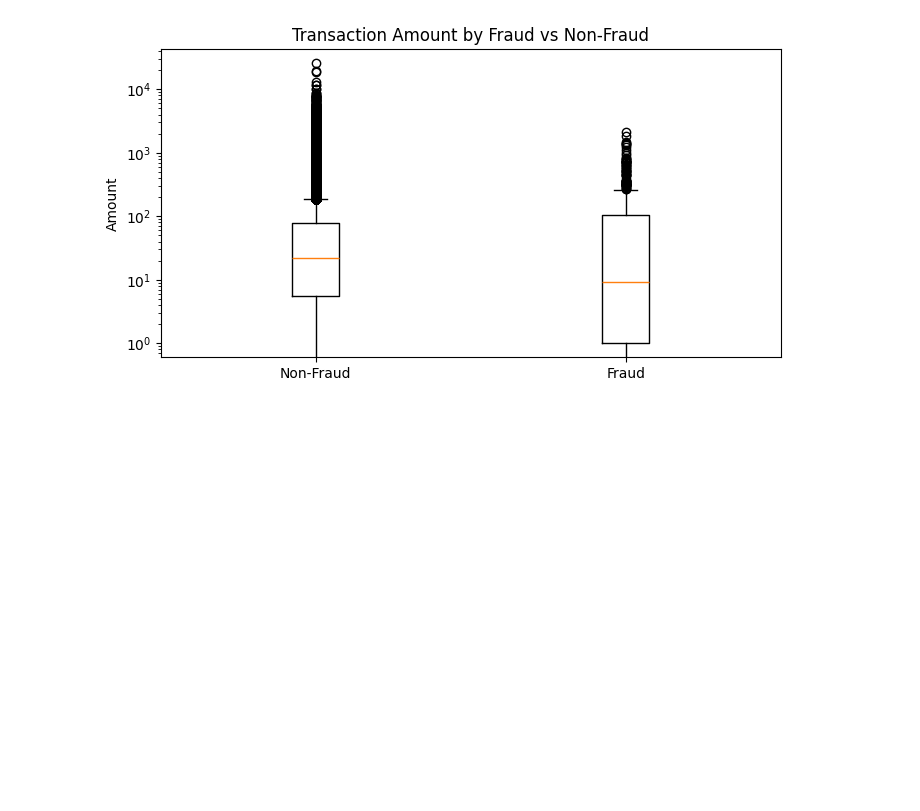
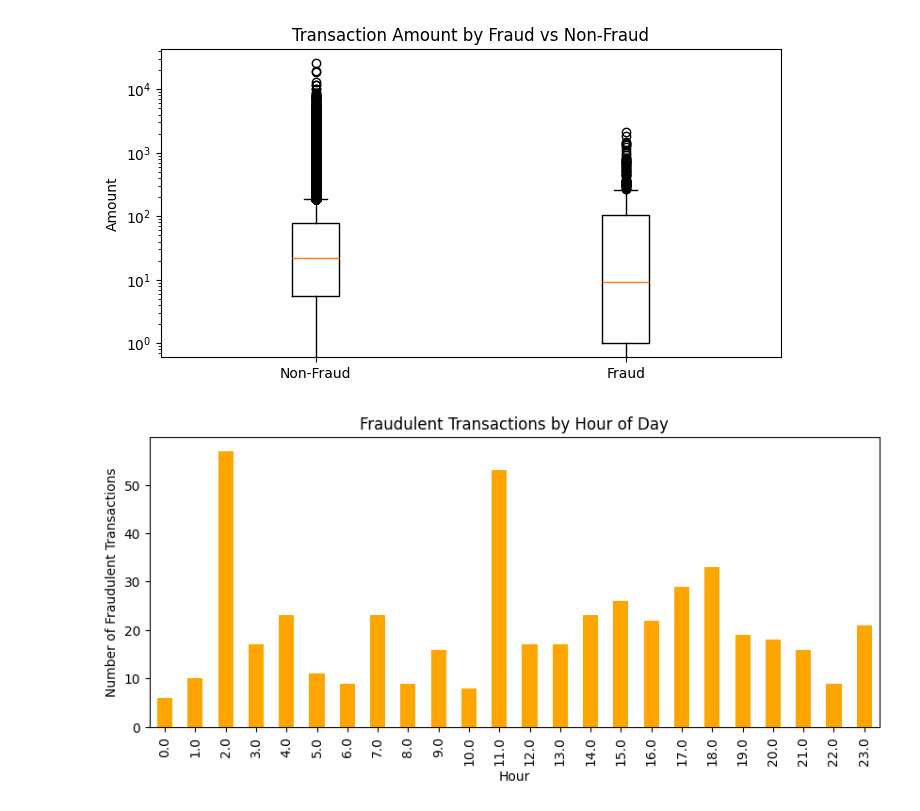
Before and after one commit to moonspark78/Credit-Card-Fraud-Detection-ML, a Jupyter notebook: analysis.ipynb, the cells around one changed output. Saved outputs shown, nothing was run; the diff lists cells and outputs as text; code cells hidden in the pictures; blank space fills up the shorter version.

Commit message:
:construction: fraudulent  :construction:

```diff
--- a/analysis.ipynb
+++ b/analysis.ipynb
@@ -157,3 +157,13 @@ plt.title('Transaction Amount by Fraud vs Non-Fraud')
 plt.show()
 # %% [output]
 [figure]
+# %%
+#Hourly fraud
+hourly = df.groupby('Hour')['Class'].sum()
+plt.figure(figsize=(10,4))
+hourly.plot(kind='bar', color='orange')
+plt.ylabel('Number of Fraudulent Transactions')
+plt.title('Fraudulent Transactions by Hour of Day')
+plt.show()
+# %% [output]
+[figure, added]
```
